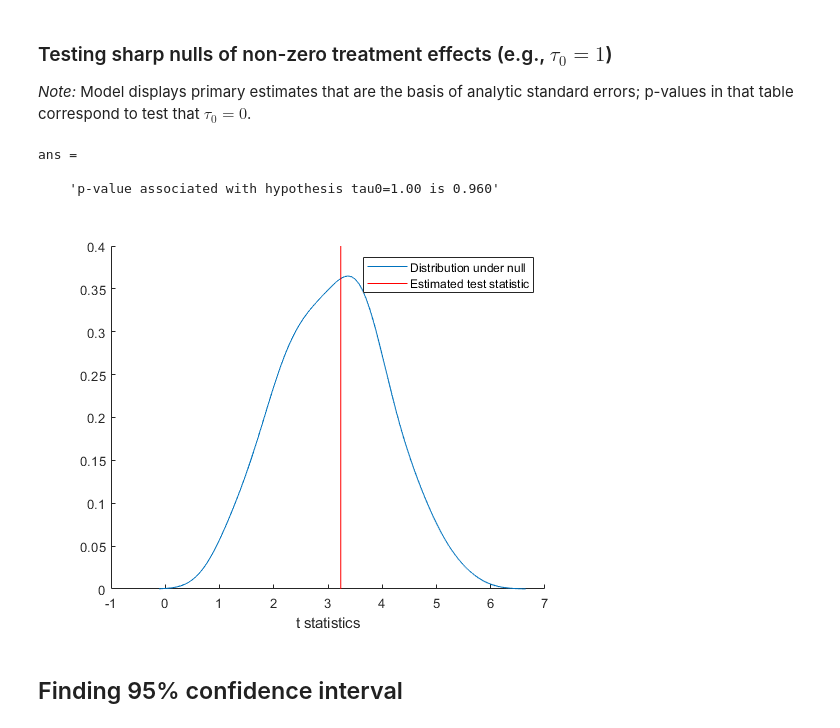
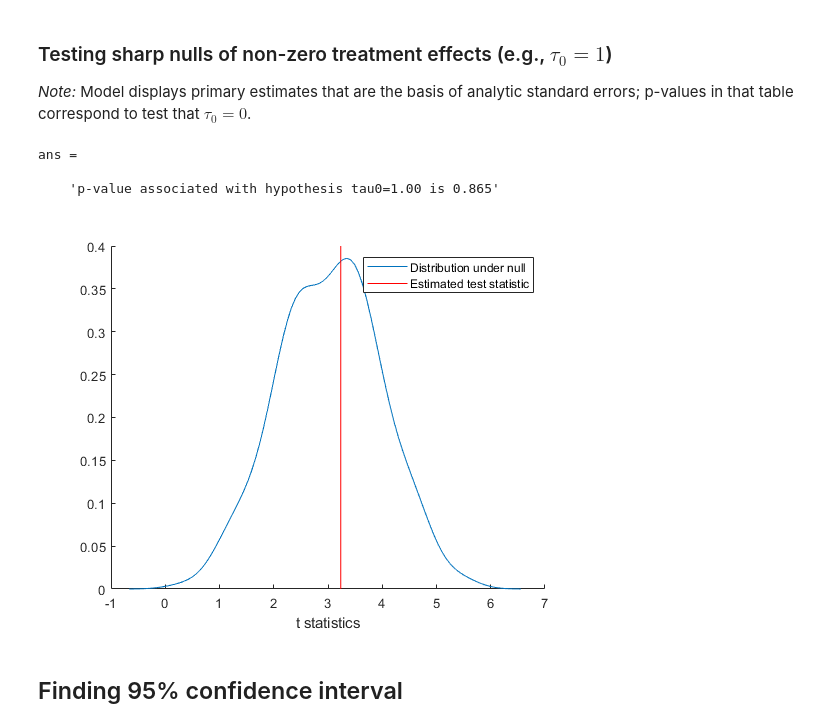
Before and after one commit to andrewzeitlin/RI_CI, a Jupyter notebook: demo/RI CI matlab demo.ipynb, the cells around one changed output. Drawn from its saved outputs; the diff is of its cells as text; code cells hidden in the pictures.

```diff
--- a/demo/RI CI matlab demo.ipynb
+++ b/demo/RI CI matlab demo.ipynb
@@ -10,7 +10,7 @@ addpath('../m'); % assumes we are in the /demo/ folder as pwd
 # %%
 %  Parameters of the simulation
 N = 250; % number of observations
-R = 1000 ; % number of alternative permutations of the treatment assignment to be used
+R = 400 ; % number of alternative permutations of the treatment assignment to be used
 sigma_y0 = 2.5 ; % sd of outcome under control
 tau = 1 ; % treatment effect
 # %%
@@ -82,25 +82,25 @@ _Note:_  Model displays primary estimates that are the basis of analytic standar
 # %%
 clear ri_ci
 clear ri_estimates
 tau0 = 1;
-[pval, ~, t1, t0] = ri_ci(DATA,{'y'},{'t'}, T0, 100,'tau0',tau0);
+[pval, ~, t1, t0] = ri_ci(DATA,{'y'},{'t'}, T0, R,'tau0',tau0);
 
 sprintf('p-value associated with hypothesis tau0=%2.2f is %0.3f',tau0,pval)
 
 figure(2)
 clf
 hax = axes;
 hold on
 ksdensity(t0) % distribution of test statistic under the null.
 line([t1 t1],get(hax,'YLim'),'Color','red'); % [0 1])
 xlabel('t statistics')
 legend('Distribution under null','Estimated test statistic')
 hold off
 # %% [output]
 ans =
 
-    'p-value associated with hypothesis tau0=1.00 is 0.960'
+    'p-value associated with hypothesis tau0=1.00 is 0.865'
-[figure, old version]
+[figure, new version]
 # %% [markdown]
 ## Finding 95% confidence interval
 # %%
```
Also changed, not shown: parts of 11 cells of this notebook, 1 other file.
